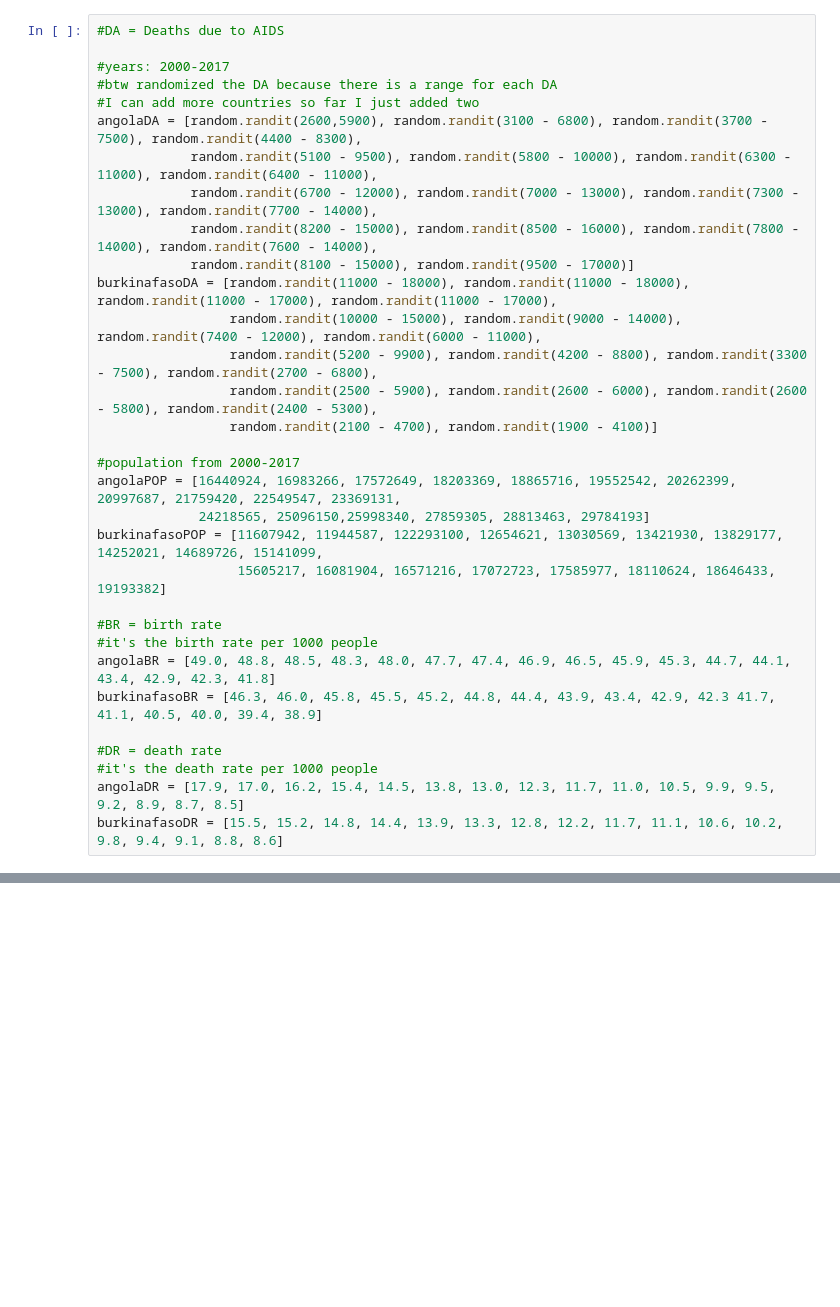
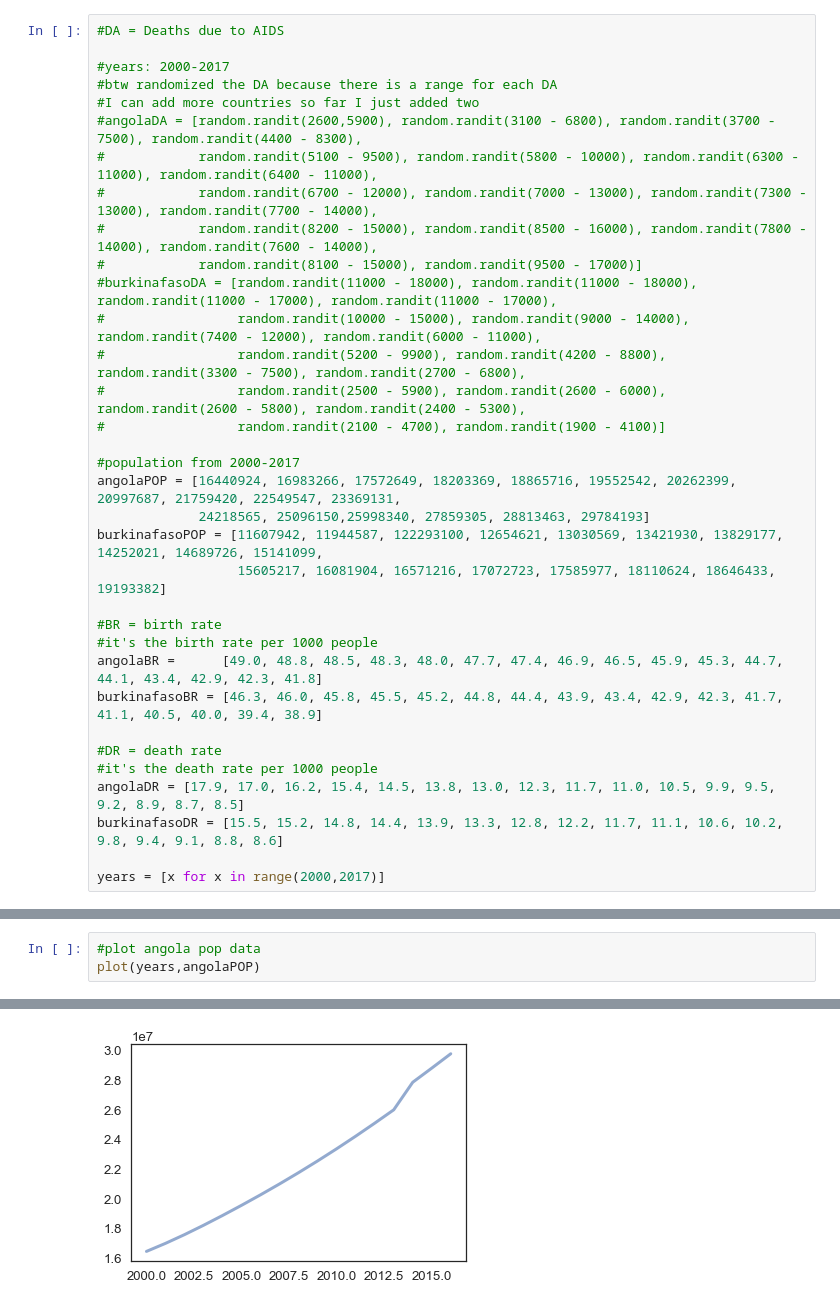
Before and after one commit to SkyeOzga/ModSimPy-Projects, a Jupyter notebook: Project 1 Ozga Rho -- Pivot Edition.ipynb, the cells around one changed output, grey strips where cells are left out. Drawn from its saved outputs; the diff is of its cells as text; blank space fills up the shorter version.

Commit message:
added QMRI and graphs

```diff
--- a/Project 1 Ozga Rho -- Pivot Edition.ipynb
+++ b/Project 1 Ozga Rho -- Pivot Edition.ipynb
@@ -10,16 +35,16 @@ import random
 #years: 2000-2017
 #btw randomized the DA because there is a range for each DA
 #I can add more countries so far I just added two
-angolaDA = [random.randit(2600,5900), random.randit(3100 - 6800), random.randit(3700 - 7500), random.randit(4400 - 8300),
-            random.randit(5100 - 9500), random.randit(5800 - 10000), random.randit(6300 - 11000), random.randit(6400 - 11000),
-            random.randit(6700 - 12000), random.randit(7000 - 13000), random.randit(7300 - 13000), random.randit(7700 - 14000),
-            random.randit(8200 - 15000), random.randit(8500 - 16000), random.randit(7800 - 14000), random.randit(7600 - 14000),
-            random.randit(8100 - 15000), random.randit(9500 - 17000)]
-burkinafasoDA = [random.randit(11000 - 18000), random.randit(11000 - 18000), random.randit(11000 - 17000), random.randit(11000 - 17000),
-                 random.randit(10000 - 15000), random.randit(9000 - 14000), random.randit(7400 - 12000), random.randit(6000 - 11000),
-                 random.randit(5200 - 9900), random.randit(4200 - 8800), random.randit(3300 - 7500), random.randit(2700 - 6800),
-                 random.randit(2500 - 5900), random.randit(2600 - 6000), random.randit(2600 - 5800), random.randit(2400 - 5300),
-                 random.randit(2100 - 4700), random.randit(1900 - 4100)]
+#angolaDA = [random.randit(2600,5900), random.randit(3100 - 6800), random.randit(3700 - 7500), random.randit(4400 - 8300),
+#            random.randit(5100 - 9500), random.randit(5800 - 10000), random.randit(6300 - 11000), random.randit(6400 - 11000),
+#            random.randit(6700 - 12000), random.randit(7000 - 13000), random.randit(7300 - 13000), random.randit(7700 - 14000),
+#            random.randit(8200 - 15000), random.randit(8500 - 16000), random.randit(7800 - 14000), random.randit(7600 - 14000),
+#            random.randit(8100 - 15000), random.randit(9500 - 17000)]
+#burkinafasoDA = [random.randit(11000 - 18000), random.randit(11000 - 18000), random.randit(11000 - 17000), random.randit(11000 - 17000),
+#                 random.randit(10000 - 15000), random.randit(9000 - 14000), random.randit(7400 - 12000), random.randit(6000 - 11000),
+#                 random.randit(5200 - 9900), random.randit(4200 - 8800), random.randit(3300 - 7500), random.randit(2700 - 6800),
+#                 random.randit(2500 - 5900), random.randit(2600 - 6000), random.randit(2600 - 5800), random.randit(2400 - 5300),
+#                 random.randit(2100 - 4700), random.randit(1900 - 4100)]
 
 #population from 2000-2017
 angolaPOP = [16440924, 16983266, 17572649, 18203369, 18865716, 19552542, 20262399, 20997687, 21759420, 22549547, 23369131,
@@ -29,10 +54,12 @@ burkinafasoPOP = [11607942, 11944587, 122293100, 12654621, 13030569, 13421930, 1
 
 #BR = birth rate
 #it's the birth rate per 1000 people
-angolaBR = [49.0, 48.8, 48.5, 48.3, 48.0, 47.7, 47.4, 46.9, 46.5, 45.9, 45.3, 44.7, 44.1, 43.4, 42.9, 42.3, 41.8]
-burkinafasoBR = [46.3, 46.0, 45.8, 45.5, 45.2, 44.8, 44.4, 43.9, 43.4, 42.9, 42.3 41.7, 41.1, 40.5, 40.0, 39.4, 38.9]
+angolaBR =      [49.0, 48.8, 48.5, 48.3, 48.0, 47.7, 47.4, 46.9, 46.5, 45.9, 45.3, 44.7, 44.1, 43.4, 42.9, 42.3, 41.8]
+burkinafasoBR = [46.3, 46.0, 45.8, 45.5, 45.2, 44.8, 44.4, 43.9, 43.4, 42.9, 42.3, 41.7, 41.1, 40.5, 40.0, 39.4, 38.9]
 
 #DR = death rate
 #it's the death rate per 1000 people
 angolaDR = [17.9, 17.0, 16.2, 15.4, 14.5, 13.8, 13.0, 12.3, 11.7, 11.0, 10.5, 9.9, 9.5, 9.2, 8.9, 8.7, 8.5]
 burkinafasoDR = [15.5, 15.2, 14.8, 14.4, 13.9, 13.3, 12.8, 12.2, 11.7, 11.1, 10.6, 10.2, 9.8, 9.4, 9.1, 8.8, 8.6]
+
+years = [x for x in range(2000,2017)]
@@ -38,0 +84,4 @@ burkinafasoDR = [15.5, 15.2, 14.8, 14.4, 13.9, 13.3, 12.8, 12.2, 11.7, 11.1, 10.
+# %%
+#plot angola pop data
+plot(years,angolaPOP)
+# %% [output]
@@ -38,0 +89 @@ burkinafasoDR = [15.5, 15.2, 14.8, 14.4, 13.9, 13.3, 12.8, 12.2, 11.7, 11.1, 10.
+[figure, added]
```
Also changed, not shown: parts of 6 cells of this notebook.
